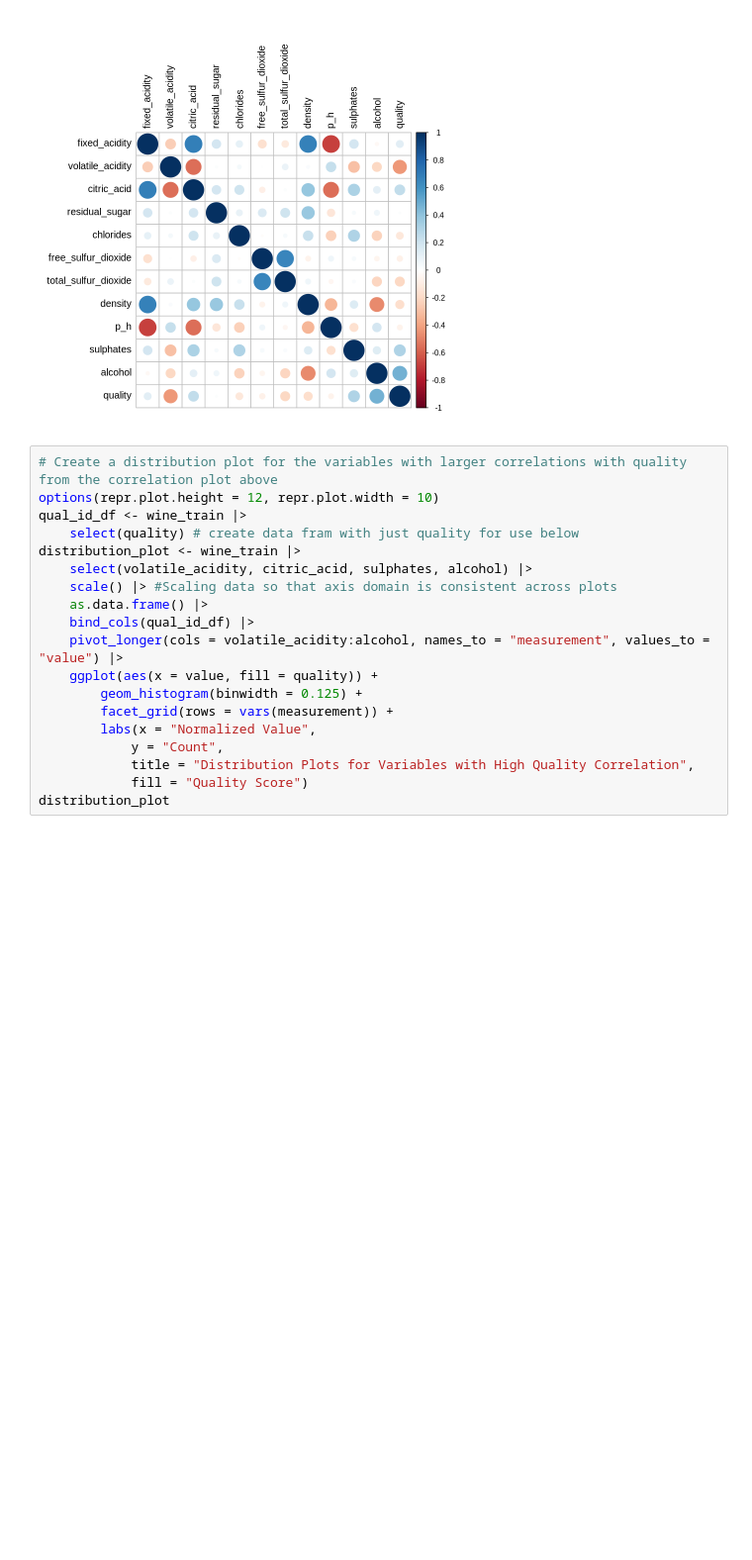
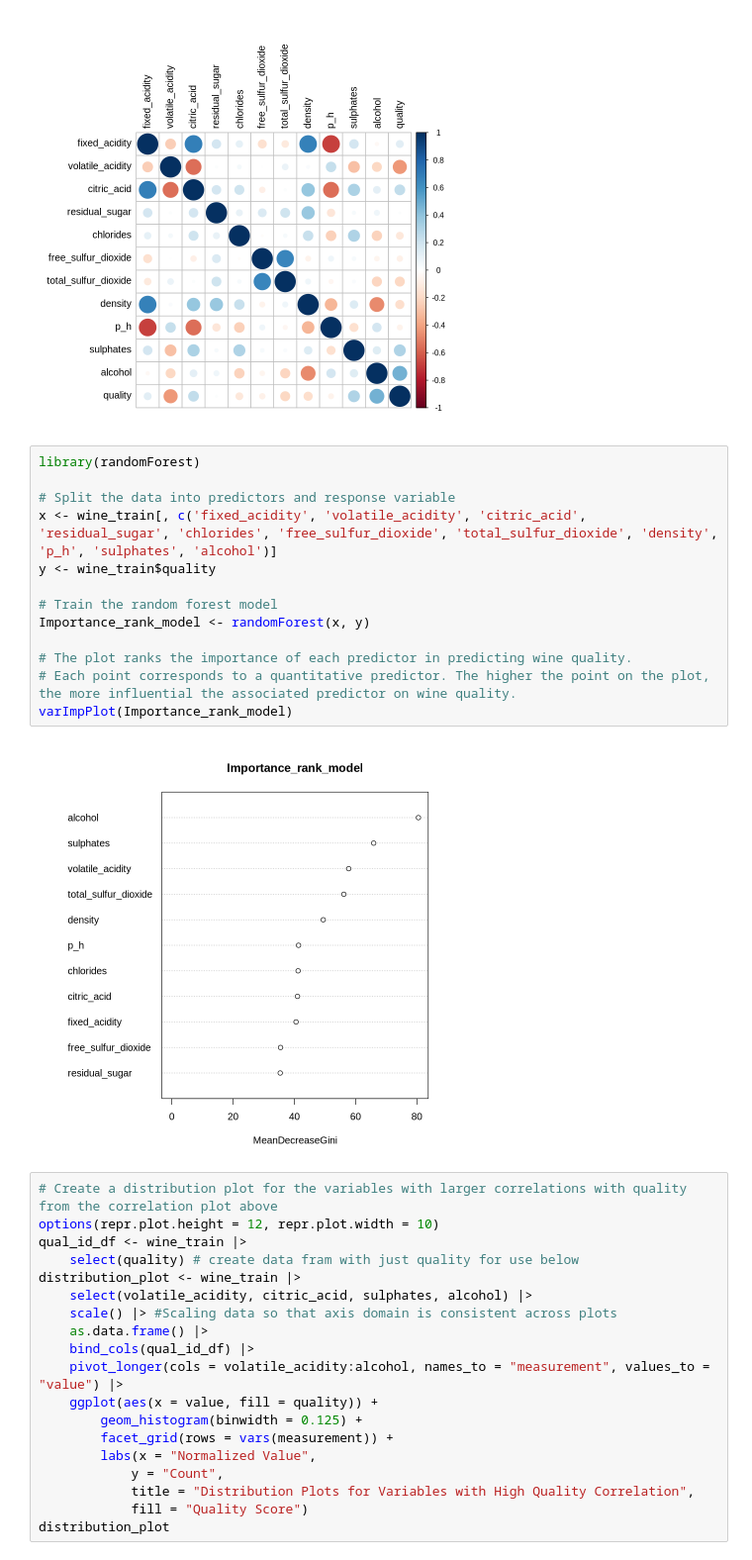
Before and after one commit to MostLeVert/goup01dsci100, a Jupyter notebook: Project_proposal.ipynb, the cells around one changed output. Shown at 99% size. Saved outputs shown, nothing was run; the diff lists cells and outputs as text; blank space fills up the shorter version.

```diff
--- a/Project_proposal.ipynb
+++ b/Project_proposal.ipynb
@@ -120,6 +120,21 @@ correlation_matrix <- cor(wine_train_quantitative[, c('fixed_acidity', 'volatile
 corrplot(correlation_matrix, method = "circle", tl.col = "black")
 # %% [output]
 [figure]
+# %%
+library(randomForest)
+
+# Split the data into predictors and response variable
+x <- wine_train[, c('fixed_acidity', 'volatile_acidity', 'citric_acid', 'residual_sugar', 'chlorides', 'free_sulfur_dioxide', 'total_sulfur_dioxide', 'density', 'p_h', 'sulphates', 'alcohol')]
+y <- wine_train$quality
+
+# Train the random forest model
+Importance_rank_model <- randomForest(x, y)
+
+# The plot ranks the importance of each predictor in predicting wine quality.
+# Each point corresponds to a quantitative predictor. The higher the point on the plot, the more influential the associated predictor on wine quality.
+varImpPlot(Importance_rank_model)
+# %% [output]
+[figure, added]
 # %%
 # Create a distribution plot for the variables with larger correlations with quality from the correlation plot above
 options(repr.plot.height = 12, repr.plot.width = 10)
```
Also changed, not shown: parts of 2 cells of this notebook.
